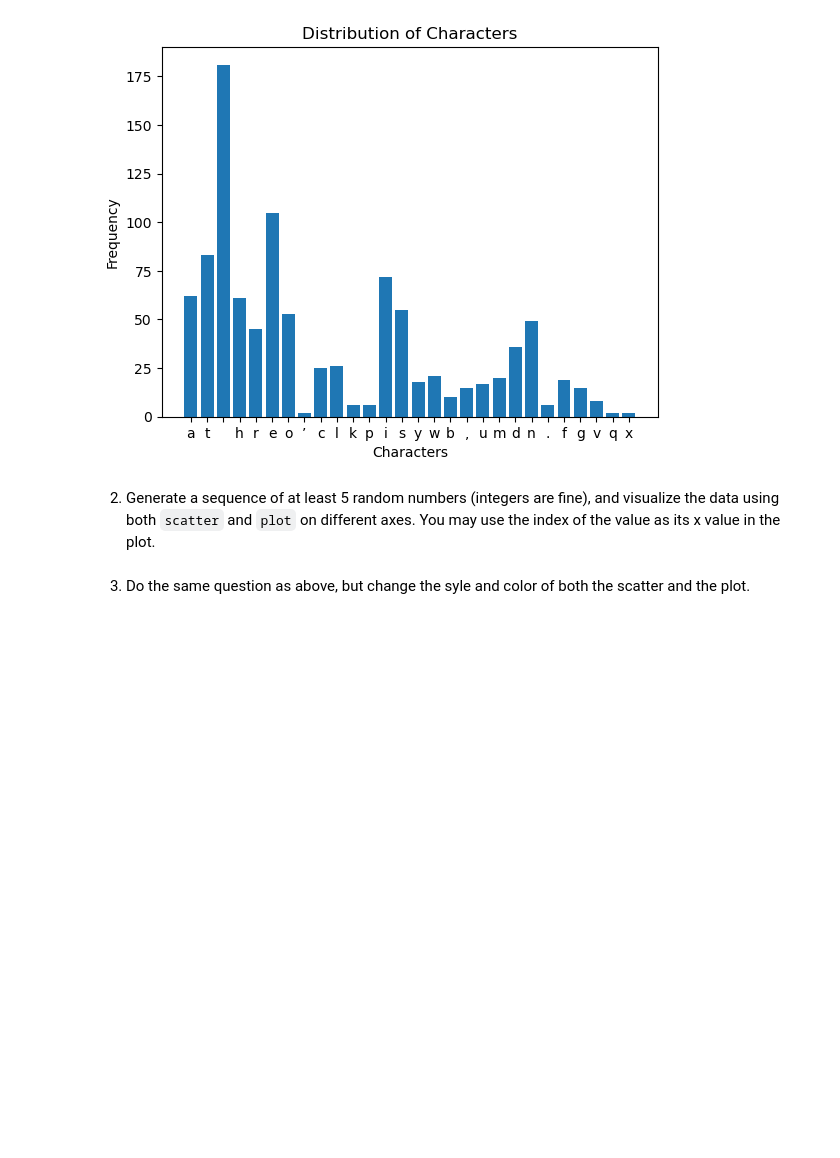
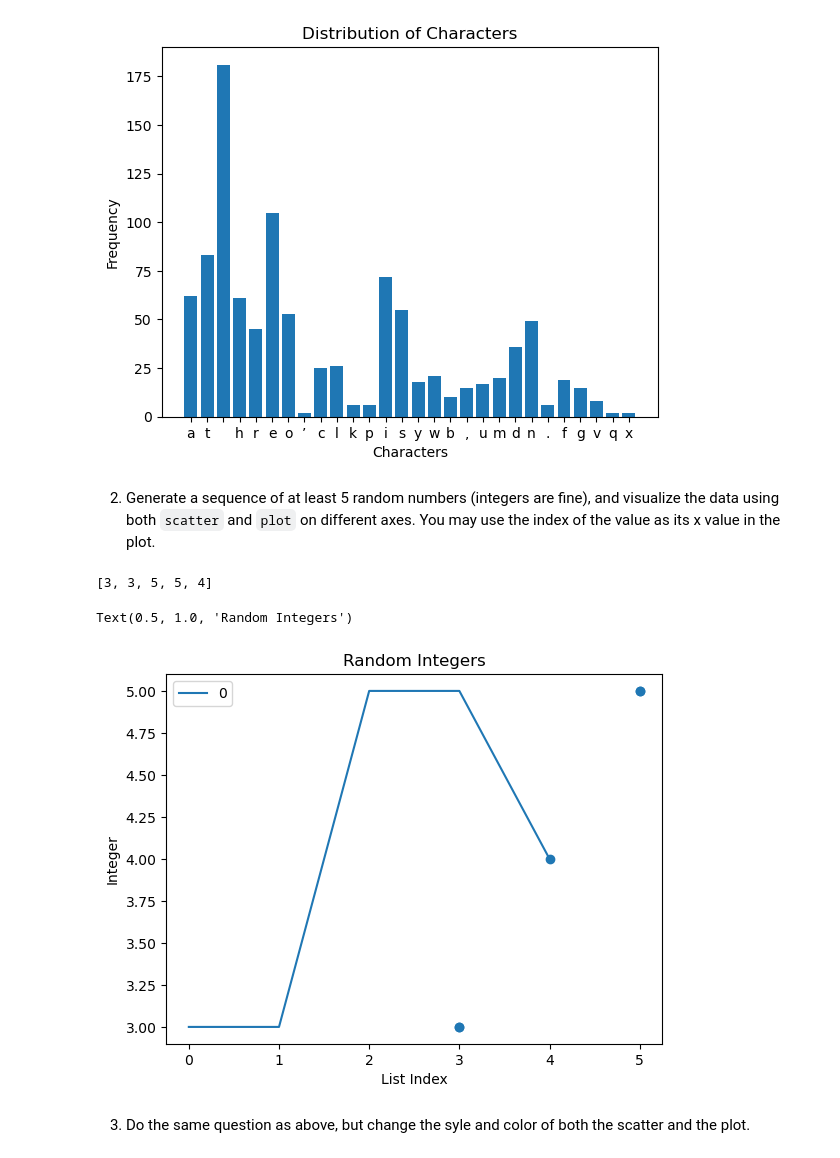
Before and after one commit to krh5284/pyplot, a Jupyter notebook: pyplot.ipynb, the cells around one changed output. Cells and saved outputs as stored; diff of their text form; code cells hidden in the pictures; blank space fills up the shorter version.

Commit message:
problem 2

```diff
--- a/pyplot.ipynb
+++ b/pyplot.ipynb
@@ -70,5 +74,31 @@ Text(0.5, 1.0, 'Distribution of Characters')
 [figure]
 # %% [markdown]
 2. Generate a sequence of at least 5 random numbers (integers are fine), and visualize the data using both `scatter` and `plot` on different axes.  You may use the index of the value as its x value in the plot.
+# %%
+# Problem 2 code
+
+import random
+import pandas as pd
+
+# creating the random integer list which will change each time the code is run
+integers = []
+n = 5
+for i in range(n):
+    integers.append(random.randint(1,5))
+print(integers)
+
+df = pd.DataFrame(integers)
+
+# chart
+df.plot()
+plt.scatter(df, integers)
+
+plt.xlabel('List Index')
+plt.ylabel('Integer')
+plt.title('Random Integers')
+# %% [output]
+[3, 3, 5, 5, 4]
+Text(0.5, 1.0, 'Random Integers')
+[figure, added]
 # %% [markdown]
 3. Do the same question as above, but change the syle and color of both the scatter and the plot.
```
Also changed, not shown: parts of 2 cells of this notebook.
